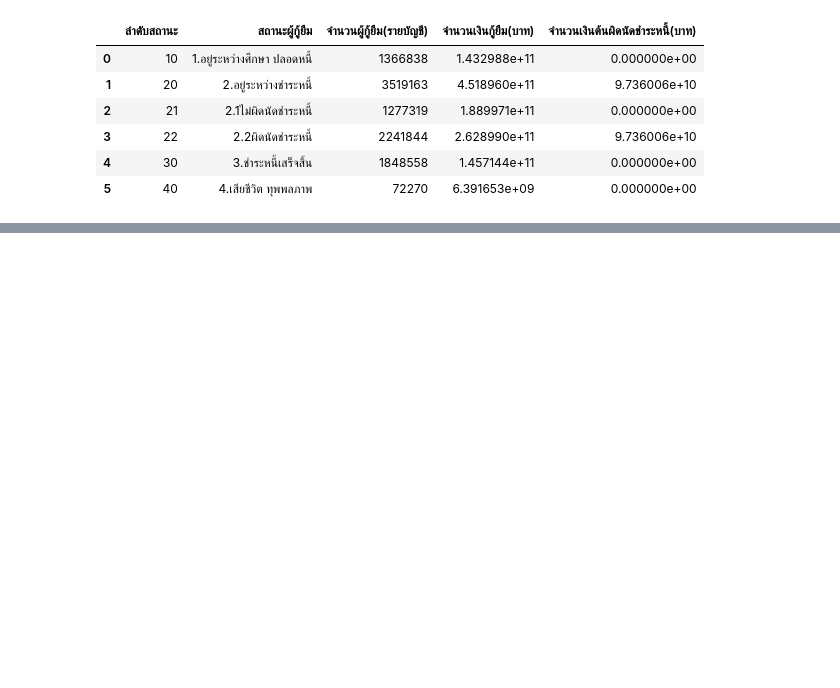
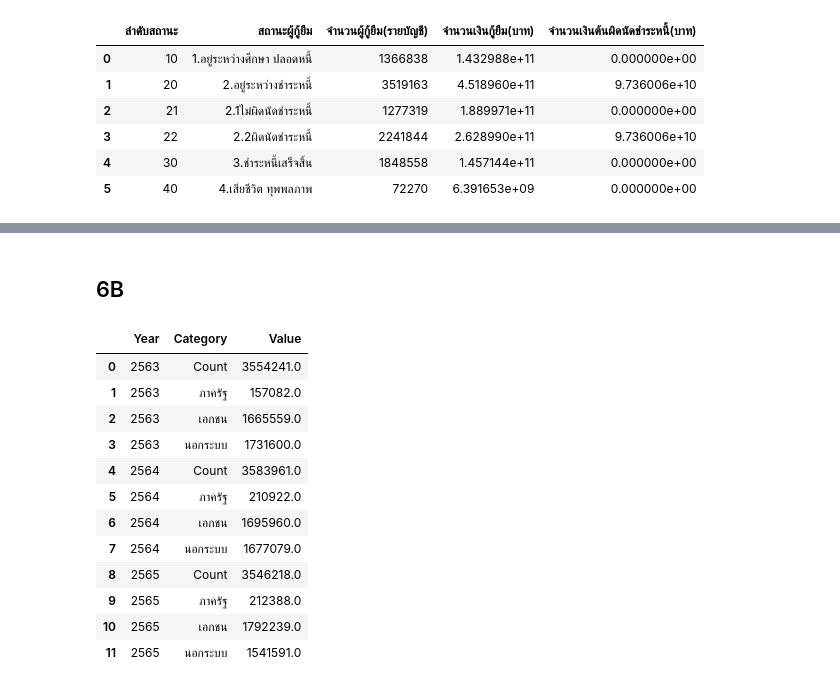
Before and after one commit to purachai-phonwisut/student-loan-analysis, a Jupyter notebook: notebook/pun.ipynb, the cells around one changed output, grey strips where cells are left out. Cells and saved outputs as stored; diff of their text form; code cells hidden in the pictures; blank space fills up the shorter version.

```diff
--- a/notebook/pun.ipynb
+++ b/notebook/pun.ipynb
@@ -60,0 +74,37 @@ g.bar_label(g.containers[0], fontsize=16)
+# %% [markdown]
+## 6B
+# %%
+# read_csv dataframe
+df2 = pd.read_csv('https://data.go.th/dataset/7d177ea4-058d-4562-b7ed-283509aeffed/resource/3aa051d7-b476-4c27-848a-55136f8cd688/download/xx.csv')
+
+# rename column names for easier access
+df2.rename(columns={'ปีงบประมาณ': 'Year', ' จำนวนผู้กู้ยืมที่อยู่ระหว่างชำระหนี้ ': 'Count', ' พบข้อมูลจากภาครัฐ ': 'ภาครัฐ', ' พบข้อมูลจากภาคเอกชน ': 'เอกชน'}, inplace=True)
+
+# create a variable to prepare to convert objects to float
+cols_to_clean = ['Count', 'ภาครัฐ', 'เอกชน']
+df2[cols_to_clean] = df2[cols_to_clean].apply(lambda x: x.str.replace(',', ''))
+df2[cols_to_clean] = df2[cols_to_clean].astype(float)
+
+# use apply and lambda to create a new column that accounts for missing people outside of ภาครัฐ and เอกชน
+df2['นอกระบบ'] = df2.apply(lambda x: x['Count'] - (x['ภาครัฐ']+x['เอกชน']), axis=1)
+
+# change to long format
+melt_df2 = df2.melt(id_vars=['Year'], var_name='Category', value_name='Value')
+
+# Sort_value
+Tidy_df2 = melt_df2.sort_values('Year').reset_index()
+Tidy_df2.drop('index', axis=1, inplace=True)
+# %% [output]
+|  | Year | Category | Value |
+| 0 | 2563 | Count | 3554241.0 |
+| 1 | 2563 | ภาครัฐ | 157082.0 |
+| 2 | 2563 | เอกชน | 1665559.0 |
+| 3 | 2563 | นอกระบบ | 1731600.0 |
+| 4 | 2564 | Count | 3583961.0 |
+| 5 | 2564 | ภาครัฐ | 210922.0 |
+| 6 | 2564 | เอกชน | 1695960.0 |
+| 7 | 2564 | นอกระบบ | 1677079.0 |
+| 8 | 2565 | Count | 3546218.0 |
+| 9 | 2565 | ภาครัฐ | 212388.0 |
+| 10 | 2565 | เอกชน | 1792239.0 |
+| 11 | 2565 | นอกระบบ | 1541591.0 |
```
Also changed, not shown: parts of 5 cells of this notebook.
